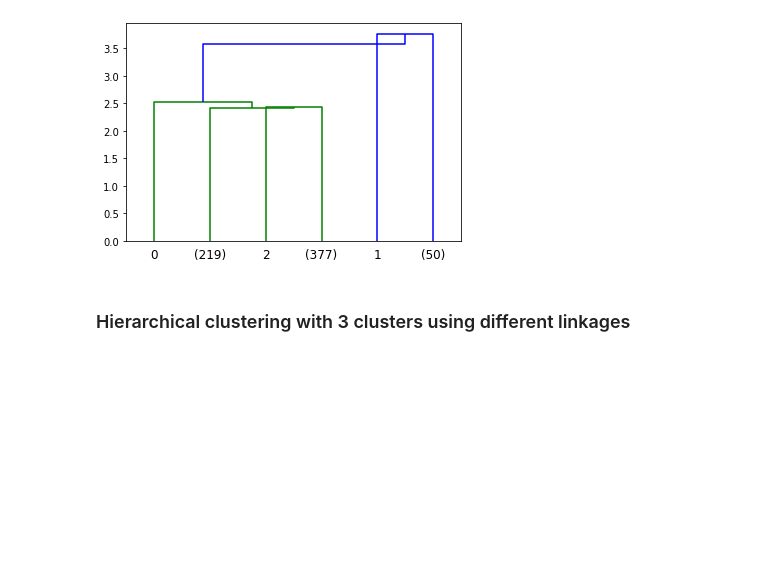
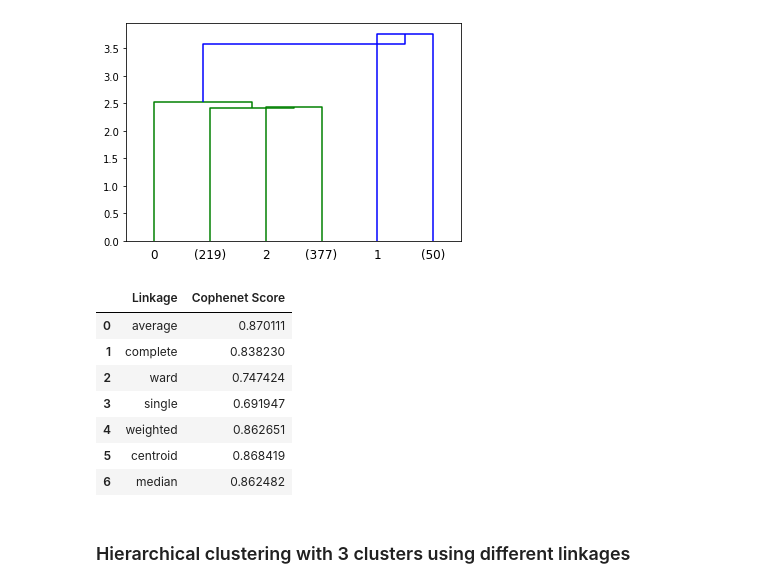
Before and after one commit to GreatLearningAIML1/gl-pgp-aiml-uta-intl-may20-bunty-sunbird, a Jupyter notebook: project/AllBankCustomerSegmentation/Customer_Segmentation.ipynb, the cells around one changed output. Cells and saved outputs as stored; diff of their text form; code cells hidden in the pictures; blank space fills up the shorter version.

```diff
--- a/project/AllBankCustomerSegmentation/Customer_Segmentation.ipynb
+++ b/project/AllBankCustomerSegmentation/Customer_Segmentation.ipynb
@@ -598,6 +605,9 @@ from scipy.cluster.hierarchy import cophenet, dendrogram, linkage
 from scipy.spatial.distance import pdist  #Pairwise distribution between data points
 
 from scipy.cluster.hierarchy import fcluster
+# %%
+cophenet_scores = []
+cophenet_method = []
 # %%
 def hierarchical_analysis(method):
     # cophenet index is a measure of the correlation between the distance of points in feature space and distance on dendrogram
@@ -719,6 +736,19 @@ Zm = hierarchical_analysis('median')
 Cophenet score:  0.8624816306741984
 [figure]
 [figure]
+# %%
+cophenet_df = pd.DataFrame({"Linkage": cophenet_method, "Cophenet Score": cophenet_scores })
+
+cophenet_df
+# %% [output]
+|  | Linkage | Cophenet Score |
+| 0 | average | 0.870111 |
+| 1 | complete | 0.838230 |
+| 2 | ward | 0.747424 |
+| 3 | single | 0.691947 |
+| 4 | weighted | 0.862651 |
+| 5 | centroid | 0.868419 |
+| 6 | median | 0.862482 |
 # %%
 # Obervation
 
```
Also changed, not shown: parts of 33 cells of this notebook, 1 other file.
